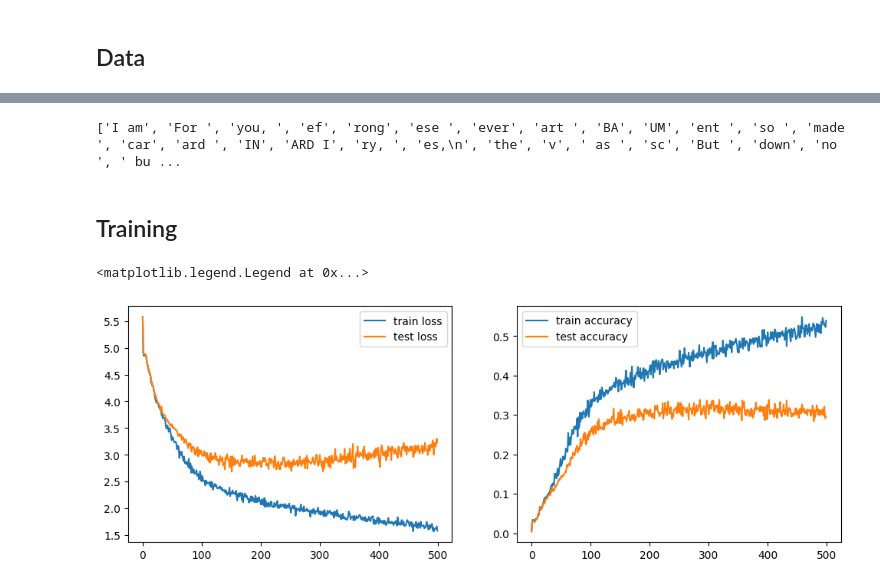
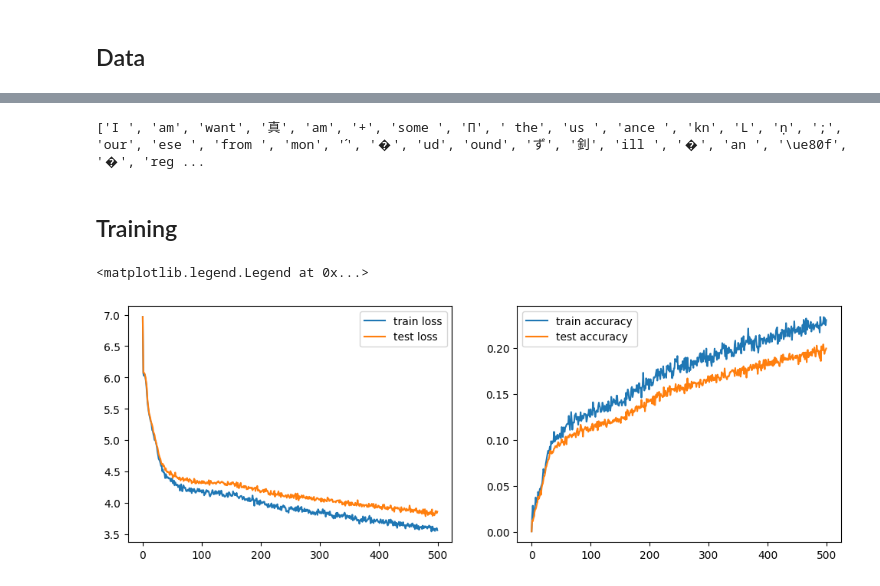
Before and after one commit to holmrenser/deep_learning, a Jupyter notebook: prompting.ipynb, the cells around one changed output, grey strips where cells are left out. Saved outputs shown, nothing was run; the diff lists cells and outputs as text; code cells hidden in the pictures.

```diff
--- a/prompting.ipynb
+++ b/prompting.ipynb
@@ -3,11 +3,13 @@ import math
 from matplotlib import pyplot as plt
 from tqdm.auto import tqdm, trange
 from tokenizers import (
+    pre_tokenizers,
     decoders,
     models,
     trainers,
     Tokenizer,
 )
+from tokenizers.pre_tokenizers import Split, Punctuation, Digits
 
 import torch
 import torch.nn as nn
@@ -15,6 +17,6 @@ from torch.nn import functional as F
 from torch.utils.data.dataloader import DataLoader
 from torch.utils.data import RandomSampler
 
-DEVICE = torch.device('mps') # 'mps' for ARM macbooks, 'cuda' for colab, 'cpu' otherwise
+DEVICE = torch.device('cuda') # 'mps' for ARM macbooks, 'cuda' for colab, 'cpu' otherwise
 # %% [markdown]
 ## Data
@@ -154,6 +151,7 @@ class MultiHeadDotProductAttention(nn.Module):
         #dropouts
         self.attention_dropout = nn.Dropout(dropout)
         self.projection_dropout = nn.Dropout(dropout)
+        self.dropout = dropout
 
     def forward(self, x: torch.tensor) -> torch.tensor:
         # B, L, N
@@ -167,18 +165,19 @@ class MultiHeadDotProductAttention(nn.Module):
         k = self.w_k(x).view(batch_dim, input_length, self.n_heads, embedding_dim // self.n_heads).transpose(1,2)
         v = self.w_v(x).view(batch_dim, input_length, self.n_heads, embedding_dim // self.n_heads).transpose(1,2)
 
+        pred = F.scaled_dot_product_attention(q, k, v, attn_mask=None, dropout_p=self.dropout if self.training else 0, is_causal=True)
         # calculate attention
         # (B, n_heads, L, head_size) x (B, n_heads, head_size, L) -> (B, n_heads, L, L)
-        attention = (q @ v.transpose(-2, -1)) / math.sqrt(embedding_dim)
-        if self.causal:
-            mask = torch.triu(torch.ones(input_length, input_length, dtype=torch.bool, device=q.device), diagonal=1)
-            attention = attention.masked_fill(mask, -torch.inf)
-        attention = F.softmax(attention, dim=-1)
-        attention = self.attention_dropout(attention)
+        #attention = (q @ v.transpose(-2, -1)) / math.sqrt(embedding_dim)
+        #if self.causal:
+        #    mask = torch.triu(torch.ones(input_length, input_length, dtype=torch.bool, device=q.device), diagonal=1)
+        #    attention = attention.masked_fill(mask, -torch.inf)
+        #attention = F.softmax(attention, dim=-1)
+        #attention = self.attention_dropout(attention)
 
         # weight outputs with calculated attention
         # (B, n_heads, L, L) x (B, n_heads, L, head_dim) -> (B, n_heads, L, head_dim)
-        pred = attention @ v
+        #pred = attention @ v
 
         # reshape multiple heads back into contiguous representation
         pred = pred.transpose(1, 2).contiguous().view(batch_dim, input_length, embedding_dim)
@@ -290,18 +289,24 @@ model = GPT(context_size=dataset.context_size, vocab_size=dataset.vocab_size)
 sample = model.generate('I am')
 print([dataset.tokenizer.decode([s]) for s in sample])
 # %% [output]
-['I am', 'For ', 'you, ', 'ef', 'rong', 'ese ', 'ever', 'art ', 'BA', 'UM', 'ent ', 'so ', 'made ', 'car', 'ard ', 'IN', 'ARD I', 'ry, ', 'es,\n', 'the', 'v', ' as ', 'sc', 'But ', 'down', 'no ', ' bu ...
+['I ', 'am', 'want', '真', 'am', '+', 'some ', 'П', ' the', 'us ', 'ance ', 'kn', 'L', 'ṇ', ';', 'our', 'ese ', 'from ', 'mon', '́', '�', 'ud', 'ound', 'ず', '釗', 'ill ', '�', 'an ', '\ue80f', '�', 'reg ...
 # %% [markdown]
 ## Training
 # %%
-#dataset = CharacterDataset.from_textfile('./input.txt', context_size=256)
+dataset = TextDataset.from_textfile('./sample.txt', tokenizer=tokenizer, context_size=256)
 
-model = GPT(context_size=dataset.context_size, vocab_size=dataset.vocab_size, embedding_dim=256)
+model = GPT(
+    context_size=dataset.context_size,
+    vocab_size=dataset.vocab_size,
+    embedding_dim=256,
+    n_layers=6,
+    dropout=0.2
+)
 model.to(DEVICE)
 model.train()
 
 train_steps = 10000
-batch_size = 32
+batch_size = 128
 
 train_dataset, test_dataset = dataset.train_test_split()
 
@@ -317,7 +322,7 @@ test_dataloader = DataLoader(
 )
 test_dataloader = iter(test_dataloader)
 
-optimizer = torch.optim.AdamW(params=model.parameters(), lr=1e-3, betas=(0.9, 0.95))
+optimizer = torch.optim.AdamW(params=model.parameters(), lr=1e-3)
 model.train()
 
 train_losses = []
@@ -328,31 +333,31 @@ test_accuracies = []
 for i, (train_x, train_y) in enumerate(tqdm(train_dataloader)):
     # forward the model
     _,train_loss,train_accuracy = model(train_x.to(DEVICE), train_y.to(DEVICE))
 
     # save losses on train and test every 20 iterations
     if i % 20 == 0:
         train_losses.append(train_loss.item())
         train_accuracies.append(train_accuracy.item())
         test_x, test_y = next(test_dataloader)
         _,test_loss,test_accuracy = model(test_x.to(DEVICE), test_y.to(DEVICE))
         test_losses.append(test_loss.item())
         test_accuracies.append(test_accuracy.item())
 
     # backprop and update the parameters
     model.zero_grad(set_to_none=True)
     train_loss.backward()
 
     # 'trick' to prevent gradients from exploding
     torch.nn.utils.clip_grad_norm_(model.parameters(), 1.0)
     optimizer.step()
 
 fig,[ax1, ax2] = plt.subplots(ncols=2, figsize=(12,4))
 ax1.plot(train_losses, label='train loss')
 ax1.plot(test_losses, label='test loss')
 ax1.legend()
 ax2.plot(train_accuracies, label='train accuracy')
 ax2.plot(test_accuracies, label='test accuracy')
 ax2.legend()
 # %% [output]
 <matplotlib.legend.Legend at 0x...>
-[figure, old version]
+[figure, new version]
```
Also changed, not shown: parts of 5 cells of this notebook, 1 other file.
